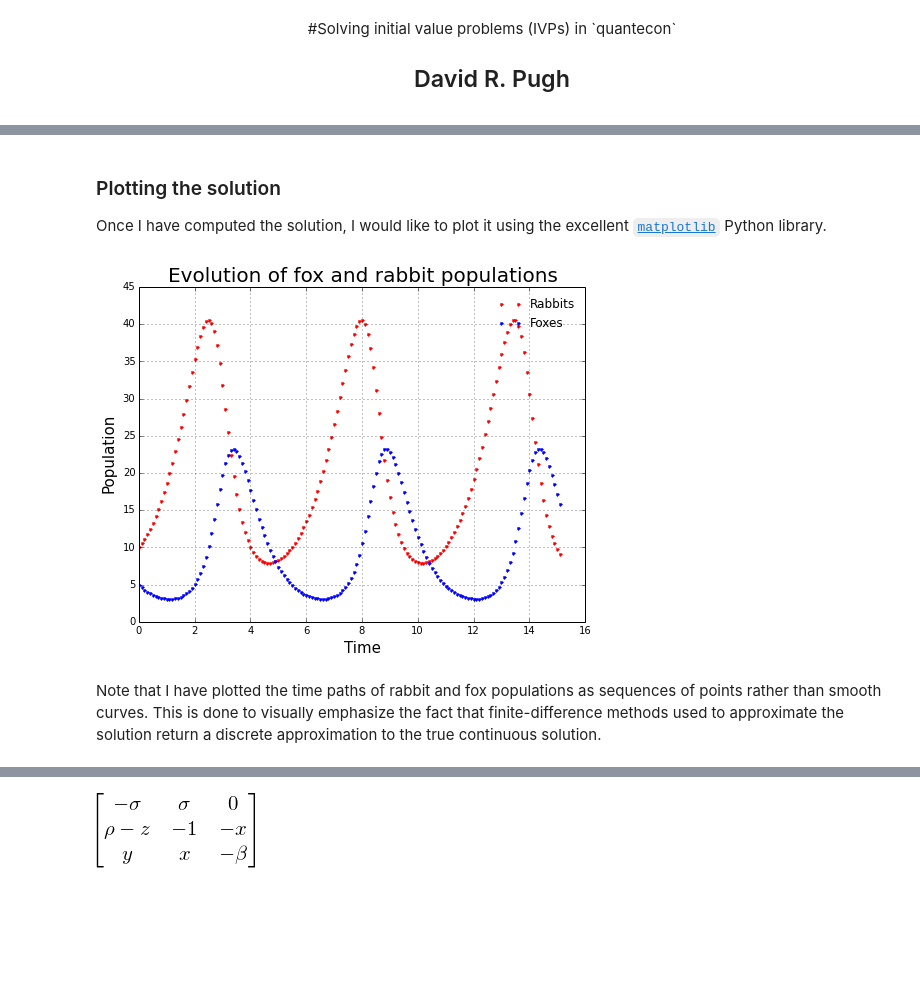
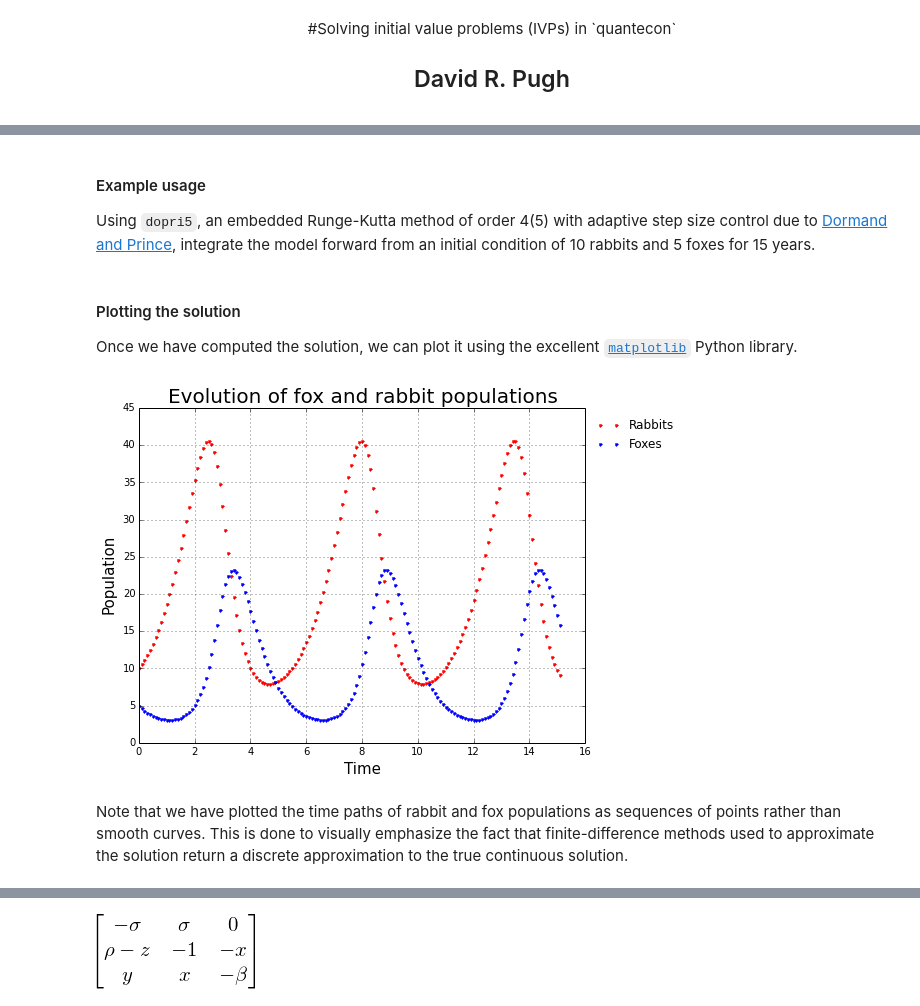
Before and after one commit to QuantEcon/QuantEcon.py, a Jupyter notebook: examples/solving_initial_value_problems.ipynb, the cells around one changed output, grey strips where cells are left out. Saved outputs shown, nothing was run; the diff lists cells and outputs as text; code cells hidden in the pictures; blank space fills up the shorter version.

Commit message:
Improved organization of the examples notebook.

```diff
--- a/examples/solving_initial_value_problems.ipynb
+++ b/examples/solving_initial_value_problems.ipynb
@@ -159,0 +160,3 @@ lotka_volterra_ivp = ivp.IVP(f=lotka_volterra_system,
+# %%
+lotka_volterra_ivp = ivp.IVP(f=lotka_volterra_system,
+                             jac=lotka_volterra_jacobian)
@@ -159,0 +170,3 @@ lotka_volterra_ivp = ivp.IVP(f=lotka_volterra_system,
+# %%
+lotka_volterra_ivp.f_args = lotka_volterra_params
+lotka_volterra_ivp.jac_args = lotka_volterra_params
@@ -159,0 +175,4 @@ lotka_volterra_ivp = ivp.IVP(f=lotka_volterra_system,
+# %%
+# dictionary is not a valid data type for parameters!
+invalid_lotka_volterra_params = {'a': 1.0, 'b': 0.1, 'c': 1.5, 'd': 0.75}
+lotka_volterra_ivp.f_args = invalid_lotka_volterra_params
@@ -185,3 +205,6 @@ Using `dopri5`, an embedded Runge-Kutta method of order 4(5) with adaptive step
+# %% [markdown]
+#### Example usage
+Using `dopri5`, an embedded Runge-Kutta method of order 4(5) with adaptive step size control due to [Dormand and Prince](http://en.wikipedia.org/wiki/Dormand%E2%80%93Prince_method), integrate the model forward from an initial condition of 10 rabbits and 5 foxes for 15 years.
 # %%
 # define the initial condition...
 t0, y0 = 0, np.array([10, 5])
@@ -190,27 +213,27 @@ t0, y0 = 0, np.array([10, 5])
 solution = lotka_volterra_ivp.solve(t0, y0, h=1e-1, T=15, integrator='dopri5',
                                     atol=1e-12, rtol=1e-9)
 # %% [markdown]
-### Plotting the solution
+#### Plotting the solution
 
-Once I have computed the solution, I would like to plot it using the excellent [`matplotlib`](http://matplotlib.org/) Python library.
+Once we have computed the solution, we can plot it using the excellent [`matplotlib`](http://matplotlib.org/) Python library.
 # %%
 # extract the components of the solution trajectory
 t = solution[:, 0]
 rabbits = solution[:, 1]
 foxes = solution[:, 2]
 
 # create the plot
 fig = plt.figure(figsize=(8, 6))
 plt.plot(t, rabbits, 'r.', label='Rabbits')
 plt.plot(t, foxes  , 'b.', label='Foxes')
 plt.grid()
-plt.legend(loc='best', frameon=False)
+plt.legend(loc=0, frameon=False, bbox_to_anchor=(1, 1))
 plt.xlabel('Time', fontsize=15)
 plt.ylabel('Population', fontsize=15)
 plt.title('Evolution of fox and rabbit populations', fontsize=20)
 plt.show()
 # %% [output]
-[figure, old version]
+[figure, new version]
 # %% [markdown]
-Note that I have plotted the time paths of rabbit and fox populations as sequences of points rather than smooth curves. This is done to visually emphasize the fact that finite-difference methods used to approximate the solution return a discrete approximation to the true continuous solution.
+Note that we have plotted the time paths of rabbit and fox populations as sequences of points rather than smooth curves. This is done to visually emphasize the fact that finite-difference methods used to approximate the solution return a discrete approximation to the true continuous solution.
 # %% [markdown]
```
Also changed, not shown: parts of 60 cells of this notebook.
